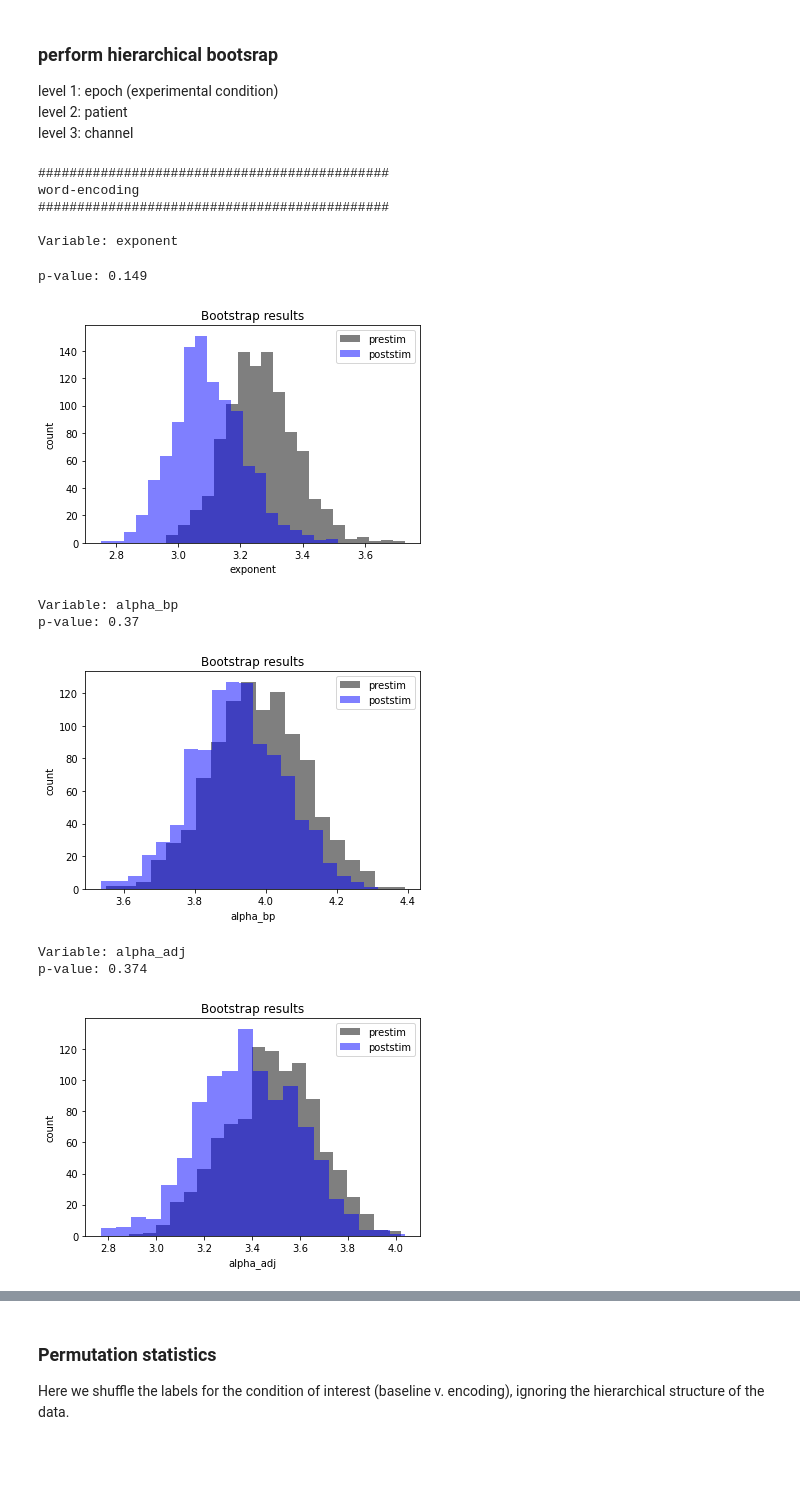
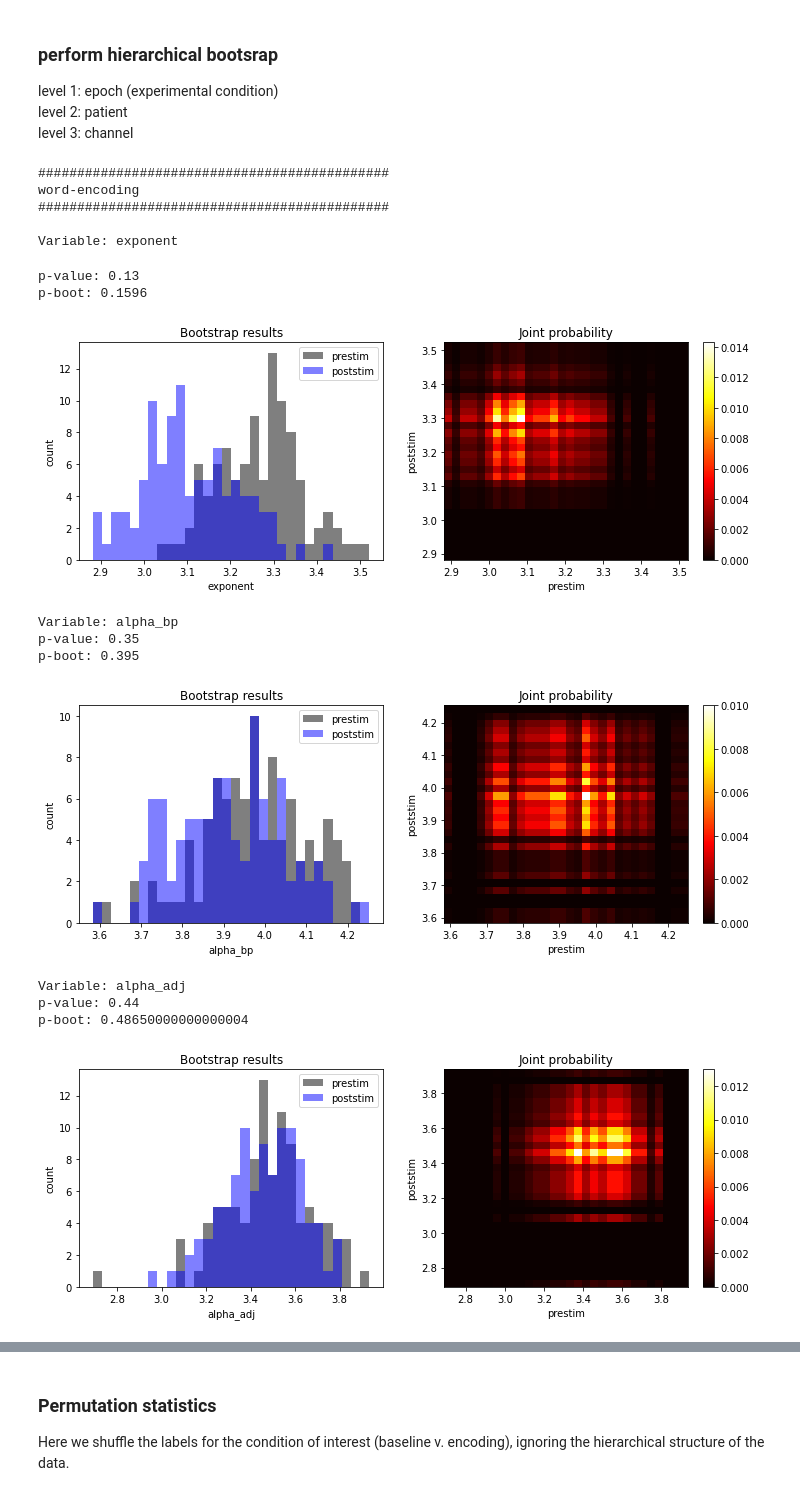
Before and after one commit to voytekresearch/oscillation_vs_exponent, a Jupyter notebook: notebooks/hierarchical_bootstrap.ipynb, the cells around one changed output, grey strips where cells are left out. Drawn from its saved outputs; the diff is of its cells as text; code cells hidden in the pictures; blank space fills up the shorter version.

Commit message:
feat: expand plotting

```diff
--- a/notebooks/hierarchical_bootstrap.ipynb
+++ b/notebooks/hierarchical_bootstrap.ipynb
@@ -75,7 +75,8 @@ def run_hierarchical_bootstrap(df, variable, condition, level_1, level_2, iterat
         print(f"p-value: {p_value}")
         print(f"p-boot: {p_boot}")
     if plot:
-        plot_bootstrap_results(df, variable, condition, distribution_0, distribution_1)
+        plot_bootstrap_results(df, variable, condition, distribution_0, distribution_1,
+                               joint_prob, bin_edges)
 
     # return p_value, distribution_0, distribution_1
     return p_value, p_boot, joint_prob, bin_edges, distribution_0, distribution_1
@@ -180,25 +181,30 @@ def compute_p_boot(distribution_0, distribution_1, n_bins=30):
     return p_value, joint_prob, bin_edges
 
 def plot_bootstrap_results(df, variable, condition, distribution_0, distribution_1,
-                           n_bins=30):
+                           joint_prob, bin_edges):
     """
     Plot bootstrap results. PLotting function for run_hierarchical_bootstrap().
     """
     # get experimental condition names for plot labels
     conditions = df[condition].unique()
 
-    # define bin edges
-    all_values = np.concatenate([distribution_0, distribution_1])
-    bin_edges = np.linspace(np.min(all_values), np.max(all_values), n_bins)
+    # create figure
+    fig, (ax1, ax2) = plt.subplots(1,2, figsize=(12,4))
 
-    # plot results
-    fig, ax = plt.subplots(figsize=(6,4))
-    ax.hist(distribution_0, bins=bin_edges, color='k', alpha=0.5, label=conditions[0])
-    ax.hist(distribution_1, bins=bin_edges, color='b', alpha=0.5, label=conditions[1])
-    ax.set_xlabel(variable)
-    ax.set_ylabel('count')
-    ax.set_title('Bootstrap results')
-    ax.legend()
+    # ax1: plot distributions
+    ax1.hist(distribution_0, bins=bin_edges, color='k', alpha=0.5, label=conditions[0])
+    ax1.hist(distribution_1, bins=bin_edges, color='b', alpha=0.5, label=conditions[1])
+    ax1.set_xlabel(variable)
+    ax1.set_ylabel('count')
+    ax1.set_title('Bootstrap results')
+    ax1.legend()
+
+    # ax2: plot joint probability
+    im = ax2.pcolormesh(bin_edges, bin_edges, joint_prob, cmap='hot')
+    ax2.set_xlabel(conditions[0])
+    ax2.set_ylabel(conditions[1])
+    ax2.set_title('Joint probability')
+    fig.colorbar(im, ax=ax2)
     plt.show()
 # %% [markdown]
 ## demo hierarchical bootstrap function on simulted data
@@ -309,36 +315,39 @@ level 3: channel
 # %%
 # apply hierarchical bootstrap for each trial type and variable OF interest
 for df, material in zip([df_w, df_f],['word-encoding','face-encoding']):
     # display progress
     print("#############################################")
     print(material)
     print("#############################################")
 
     # log transform alpha power
     df_r = df.copy()
     df_r['alpha_bp'] = np.log10(df_r['alpha_bp'])
     df_r['alpha_adj'] = np.log10(df_r['alpha_adj'])
 
     for variable in ['exponent', 'alpha_bp','alpha_adj']:
         # display progress
         print(f"\nVariable: {variable}")
 
         # apply hierarchical bootstrap
-        p_value, distribution_0, distribution_1 = run_hierarchical_bootstrap(df_r, variable, 'epoch', 'patient', 'chan_idx', 1000)
+        p_value, p_boot, joint_prob, bin_edges, distribution_0, distribution_1 = run_hierarchical_bootstrap(df_r, variable, 'epoch', 'patient', 'chan_idx', 100)
 # %% [output]
 #############################################
 word-encoding
 #############################################
 
 Variable: exponent
-p-value: 0.149
+p-value: 0.13
+p-boot: 0.1596
-[figure, old version]
+[figure, new version]
 Variable: alpha_bp
-p-value: 0.37
+p-value: 0.35
+p-boot: 0.395
-[figure, old version]
+[figure, new version]
 Variable: alpha_adj
-p-value: 0.374
+p-value: 0.44
+p-boot: 0.48650000000000004
-[figure, old version]
+[figure, new version]
 #############################################
 face-encoding
 #############################################
```
Also changed, not shown: parts of 4 cells of this notebook.
